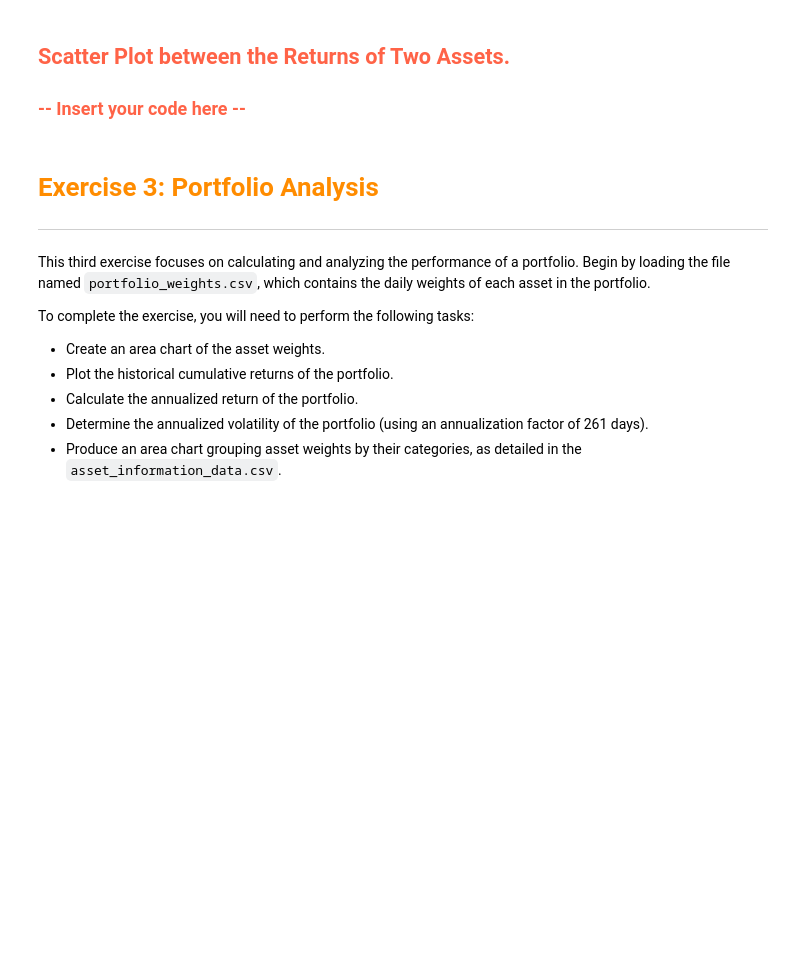
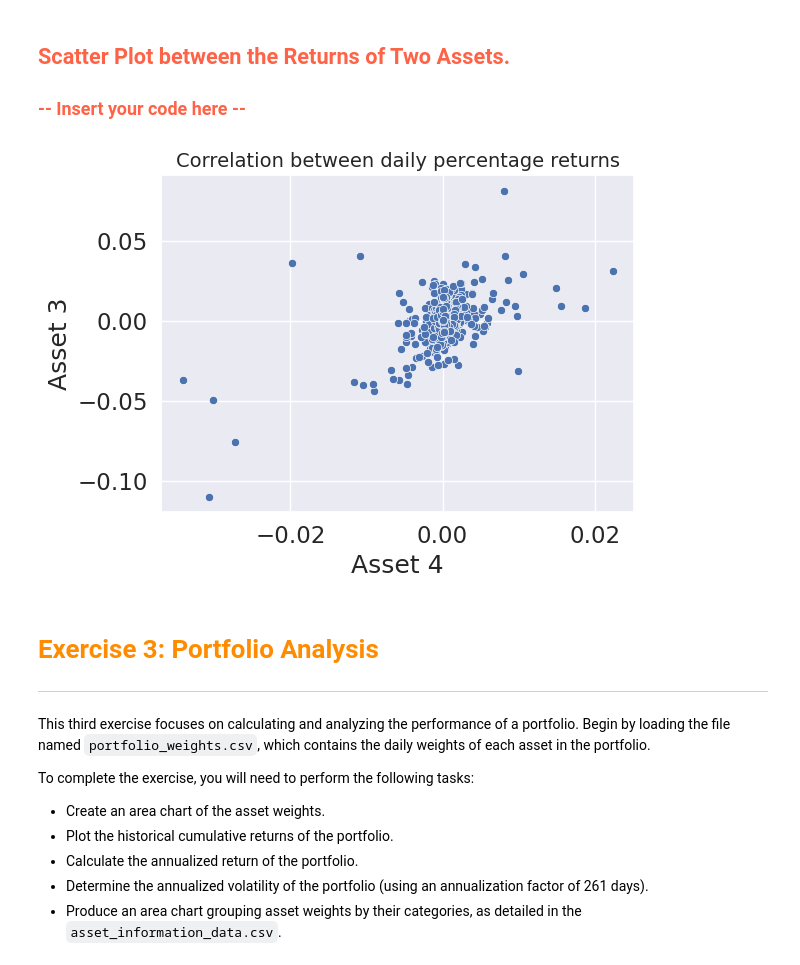
Before and after one commit to abhishek-chattopadhyay/portfolio-analysis-mini-project, a Jupyter notebook: code/Tech-Challenge.ipynb, the cells around one changed output. Cells and saved outputs as stored; diff of their text form; code cells hidden in the pictures; blank space fills up the shorter version.

```diff
--- a/code/Tech-Challenge.ipynb
+++ b/code/Tech-Challenge.ipynb
@@ -183,6 +312,16 @@ You are required to calculate the daily percentage returns for each financial as
 # %% [markdown]
 <h2 style="color: #FF6347;">Scatter Plot between the Returns of Two Assets.</h2>
 <h3 style="color: #FF6347;">-- Insert your code here --</h3>
+# %%
+# scatter plot between asset3 and asset 4 daily returns
+sns.scatterplot(data=df_asset_price, x="Asset4_dpr", y="Asset3_dpr")
+plt.xlabel(r"Asset 4")
+plt.ylabel(r"Asset 3")
+plt.title(R"Correlation between daily percentage returns", fontsize=14)
+plt.tight_layout()
+plt.show()
+# %% [output]
+[figure, added]
 # %% [markdown]
 <h1 style="color: #FF8C00;">Exercise 3: Portfolio Analysis</h1>
 
```
Also changed, not shown: parts of 37 cells of this notebook.
